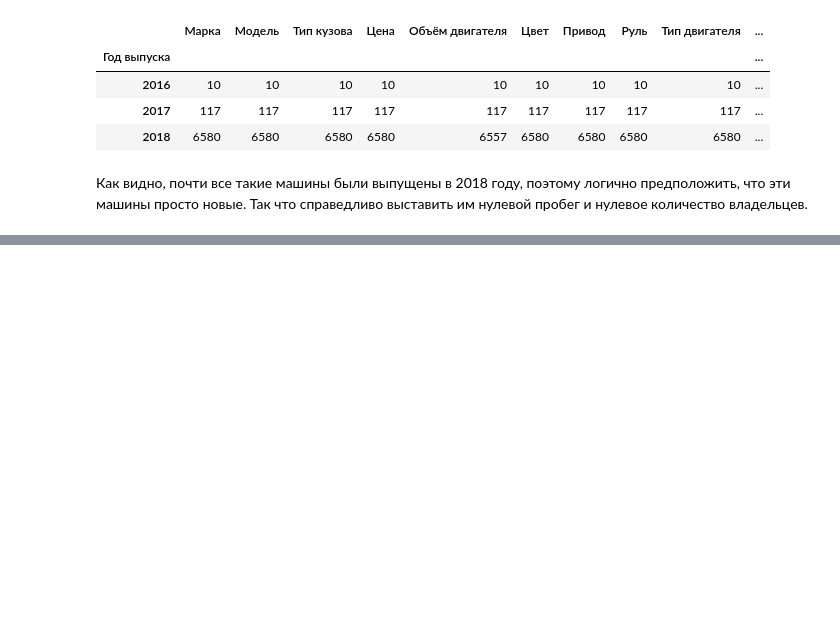
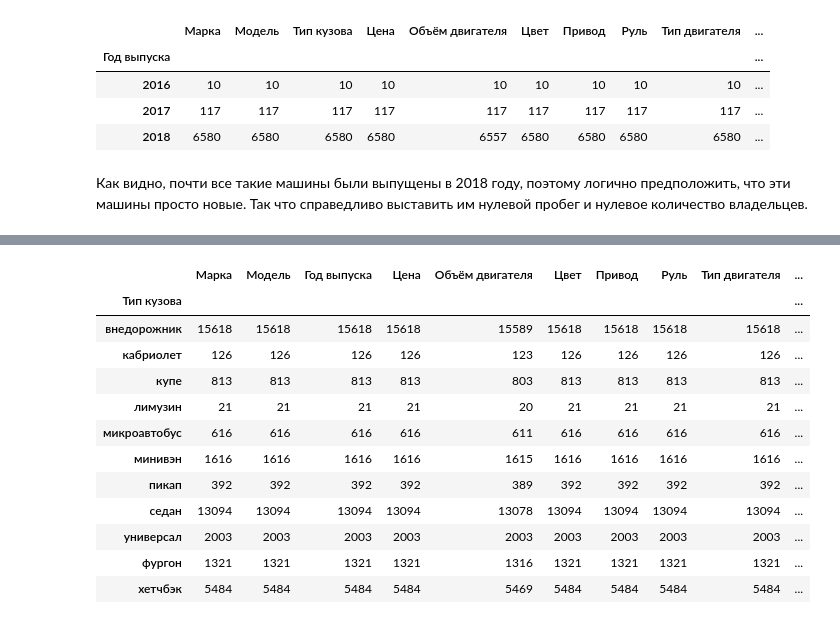
Before and after one commit to krabchuk/technosphere_bigdata_project, a Jupyter notebook: report.ipynb, the cells around one changed output, grey strips where cells are left out. Drawn from its saved outputs; the diff is of its cells as text; code cells hidden in the pictures; blank space fills up the shorter version.

```diff
--- a/report.ipynb
+++ b/report.ipynb
@@ -210,0 +227,16 @@ data[nans].groupby(['Год выпуска']).count()
+# %%
+data.groupby('Тип кузова').count()
+# %% [output]
+|  | Марка | Модель | Год выпуска | Цена | Объём двигателя | Цвет | Привод | Руль | Тип двигателя | ... |
+| Тип кузова |  |  |  |  |  |  |  |  |  | ... |
+| внедорожник | 15618 | 15618 | 15618 | 15618 | 15589 | 15618 | 15618 | 15618 | 15618 | ... |
+| кабриолет | 126 | 126 | 126 | 126 | 123 | 126 | 126 | 126 | 126 | ... |
+| купе | 813 | 813 | 813 | 813 | 803 | 813 | 813 | 813 | 813 | ... |
+| лимузин | 21 | 21 | 21 | 21 | 20 | 21 | 21 | 21 | 21 | ... |
+| микроавтобус | 616 | 616 | 616 | 616 | 611 | 616 | 616 | 616 | 616 | ... |
+| минивэн | 1616 | 1616 | 1616 | 1616 | 1615 | 1616 | 1616 | 1616 | 1616 | ... |
+| пикап | 392 | 392 | 392 | 392 | 389 | 392 | 392 | 392 | 392 | ... |
+| седан | 13094 | 13094 | 13094 | 13094 | 13078 | 13094 | 13094 | 13094 | 13094 | ... |
+| универсал | 2003 | 2003 | 2003 | 2003 | 2003 | 2003 | 2003 | 2003 | 2003 | ... |
+| фургон | 1321 | 1321 | 1321 | 1321 | 1316 | 1321 | 1321 | 1321 | 1321 | ... |
+| хетчбэк | 5484 | 5484 | 5484 | 5484 | 5469 | 5484 | 5484 | 5484 | 5484 | ... |
```
Also changed, not shown: parts of 1 cell of this notebook, 1 other file.
